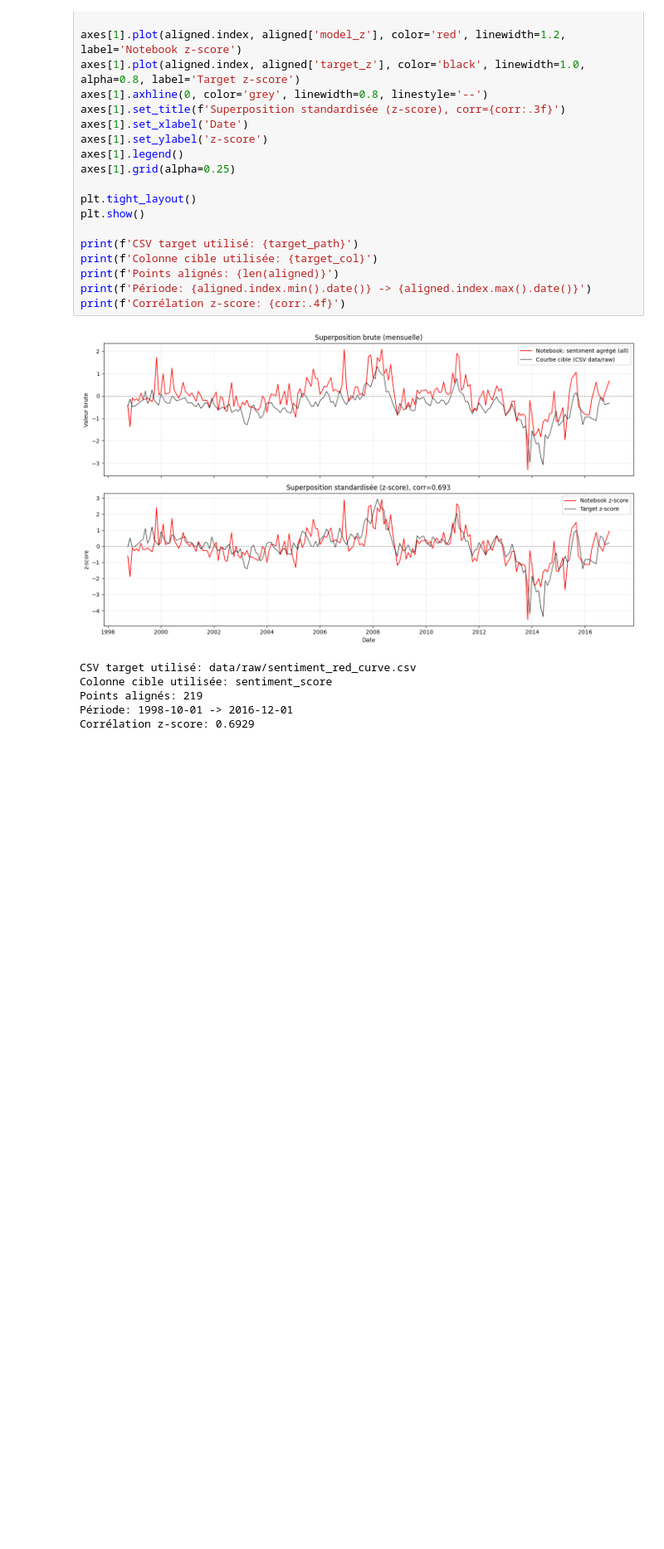
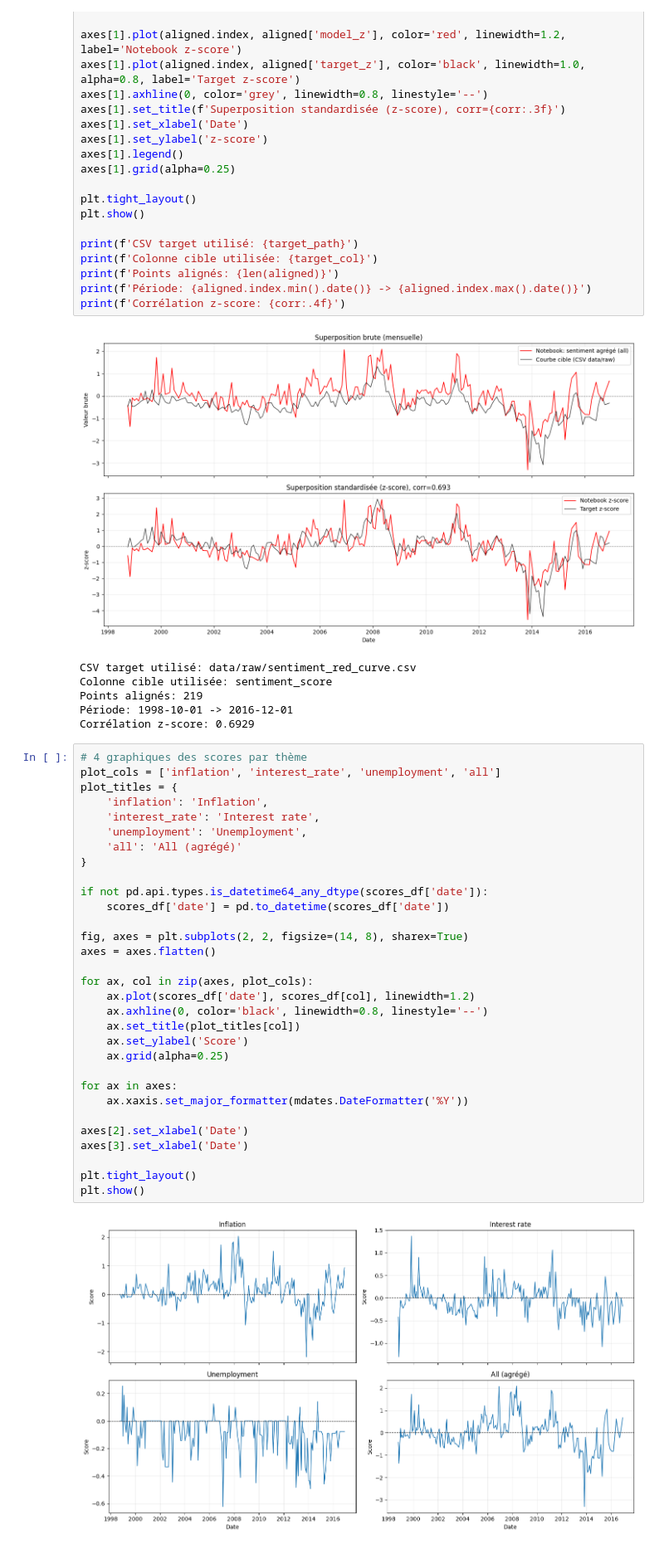
Before and after one commit to sacharsz/ecb-tone-analysis, a Jupyter notebook: 02_sentiment_validation.ipynb, the cells around one changed output. Shown at 83% size. Drawn from its saved outputs; the diff is of its cells as text; blank space fills up the shorter version.

```diff
--- a/02_sentiment_validation.ipynb
+++ b/02_sentiment_validation.ipynb
@@ -220,3 +250,36 @@ Colonne cible utilisée: sentiment_score
 Points alignés: 219
 Période: 1998-10-01 -> 2016-12-01
 Corrélation z-score: 0.6929
+# %%
+# 4 graphiques des scores par thème
+plot_cols = ['inflation', 'interest_rate', 'unemployment', 'all']
+plot_titles = {
+    'inflation': 'Inflation',
+    'interest_rate': 'Interest rate',
+    'unemployment': 'Unemployment',
+    'all': 'All (agrégé)'
+}
+
+if not pd.api.types.is_datetime64_any_dtype(scores_df['date']):
+    scores_df['date'] = pd.to_datetime(scores_df['date'])
+
+fig, axes = plt.subplots(2, 2, figsize=(14, 8), sharex=True)
+axes = axes.flatten()
+
+for ax, col in zip(axes, plot_cols):
+    ax.plot(scores_df['date'], scores_df[col], linewidth=1.2)
+    ax.axhline(0, color='black', linewidth=0.8, linestyle='--')
+    ax.set_title(plot_titles[col])
+    ax.set_ylabel('Score')
+    ax.grid(alpha=0.25)
+
+for ax in axes:
+    ax.xaxis.set_major_formatter(mdates.DateFormatter('%Y'))
+
+axes[2].set_xlabel('Date')
+axes[3].set_xlabel('Date')
+
+plt.tight_layout()
+plt.show()
+# %% [output]
+[figure, added]
```
Also changed, not shown: parts of 2 cells of this notebook, 8 other files.
